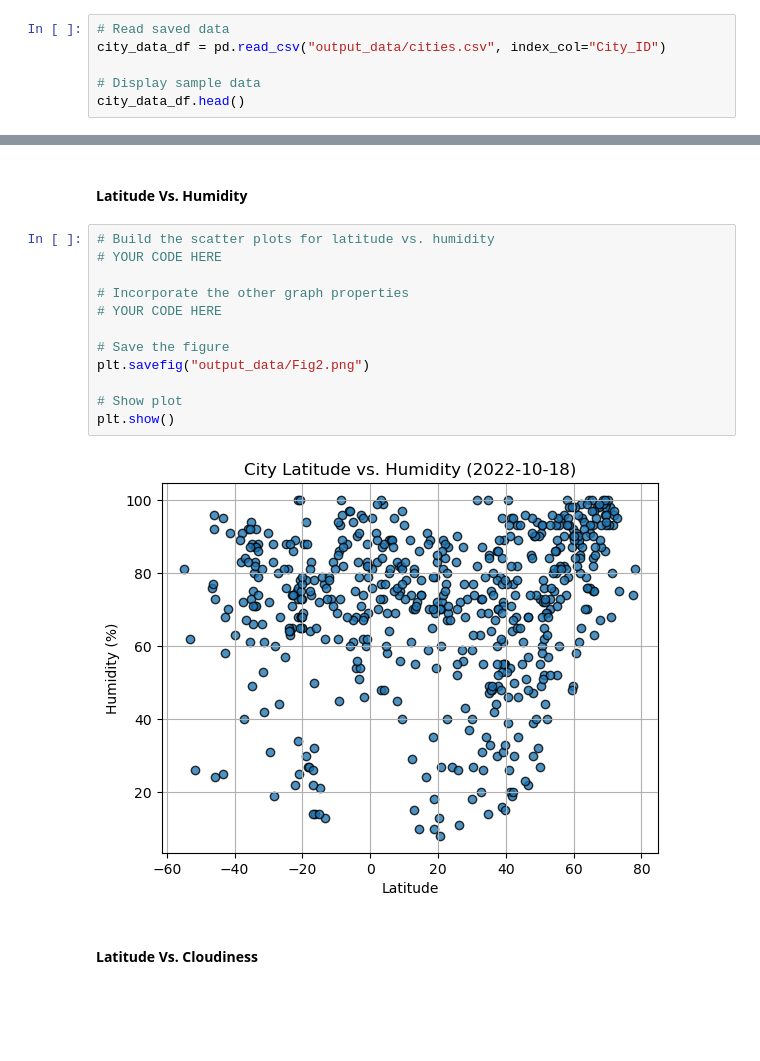
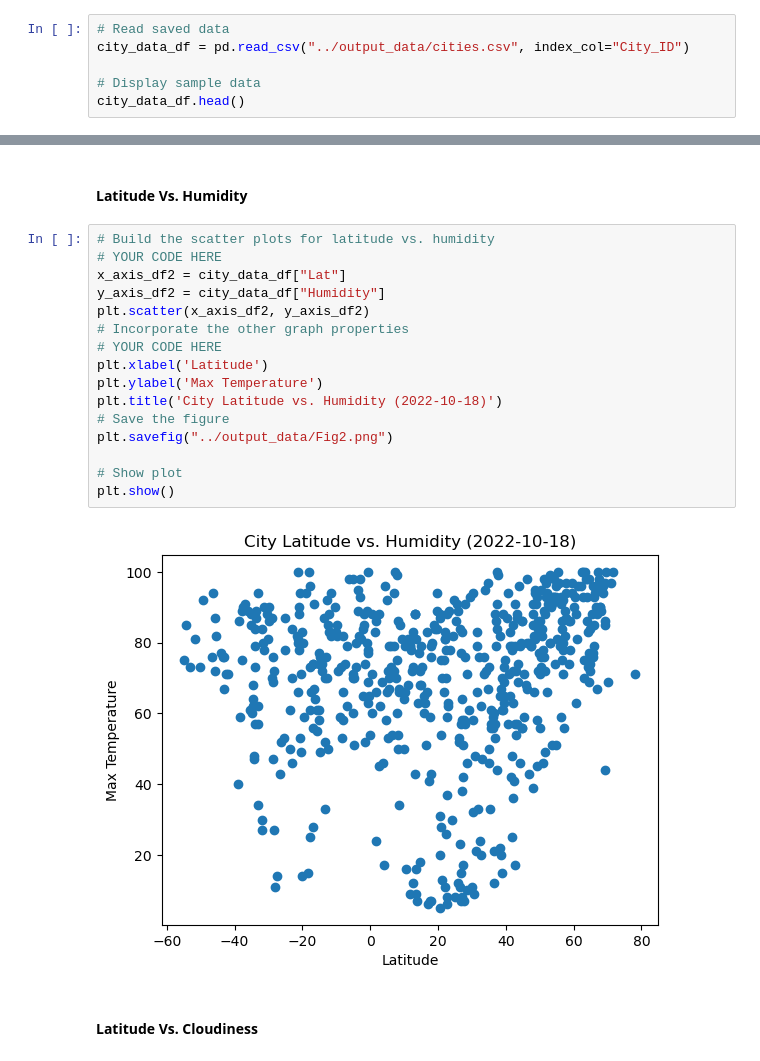
Before and after one commit to Ali-7866/python-api-challenge, a Jupyter notebook: Starter_Code/starter_code/WeatherPy.ipynb, the cells around one changed output, grey strips where cells are left out. Drawn from its saved outputs; the diff is of its cells as text; blank space fills up the shorter version.

```diff
--- a/Starter_Code/starter_code/WeatherPy.ipynb
+++ b/Starter_Code/starter_code/WeatherPy.ipynb
@@ -138,6 +179,6 @@ OSError: Cannot save file into a non-existent directory: 'output_data'
 # %%
 # Read saved data
-city_data_df = pd.read_csv("output_data/cities.csv", index_col="City_ID")
+city_data_df = pd.read_csv("../output_data/cities.csv", index_col="City_ID")
 
 # Display sample data
 city_data_df.head()
@@ -172,17 +219,21 @@ plt.show()
 # %%
 # Build the scatter plots for latitude vs. humidity
 # YOUR CODE HERE
-
+x_axis_df2 = city_data_df["Lat"]
+y_axis_df2 = city_data_df["Humidity"]
+plt.scatter(x_axis_df2, y_axis_df2)
 # Incorporate the other graph properties
 # YOUR CODE HERE
-
+plt.xlabel('Latitude')
+plt.ylabel('Max Temperature')
+plt.title('City Latitude vs. Humidity (2022-10-18)')
 # Save the figure
-plt.savefig("output_data/Fig2.png")
+plt.savefig("../output_data/Fig2.png")
 
 # Show plot
 plt.show()
 # %% [output]
-[figure, old version]
+[figure, new version]
 # %% [markdown]
 #### Latitude Vs. Cloudiness
 # %%
```
Also changed, not shown: parts of 39 cells of this notebook.
